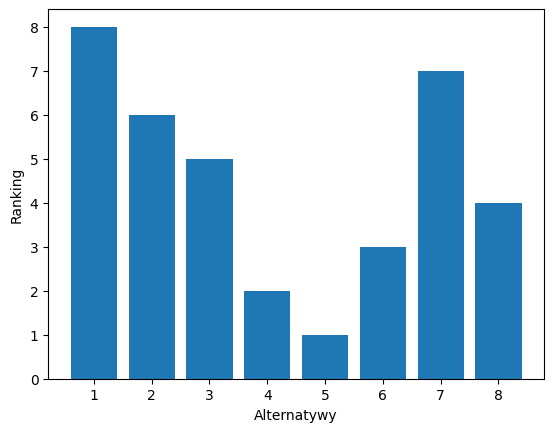
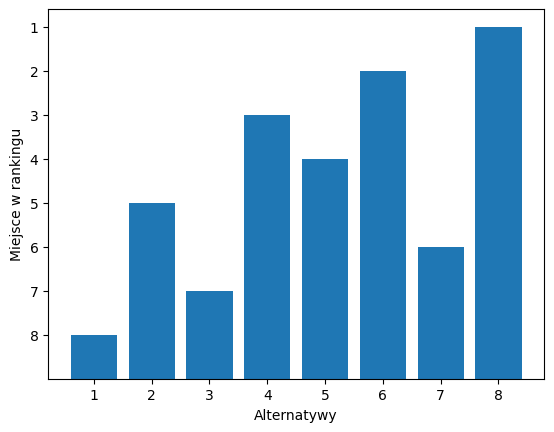
Unified diff of the notebook cell whose output changed from the first chart to the second:
--- before
+++ after
@@ -4,4 +4,6 @@
 plt.bar(range(1, len(ranking) + 1), len(ranking)-ranking+1)
 plt.xlabel('Alternatywy')
-plt.ylabel('Ranking')
+plt.ylabel('Miejsce w rankingu') 
+n=len(ranking) 
+plt.yticks(range(1, n + 1), labels=range(n, 0, -1))
 plt.show()

Commit: Update K-means